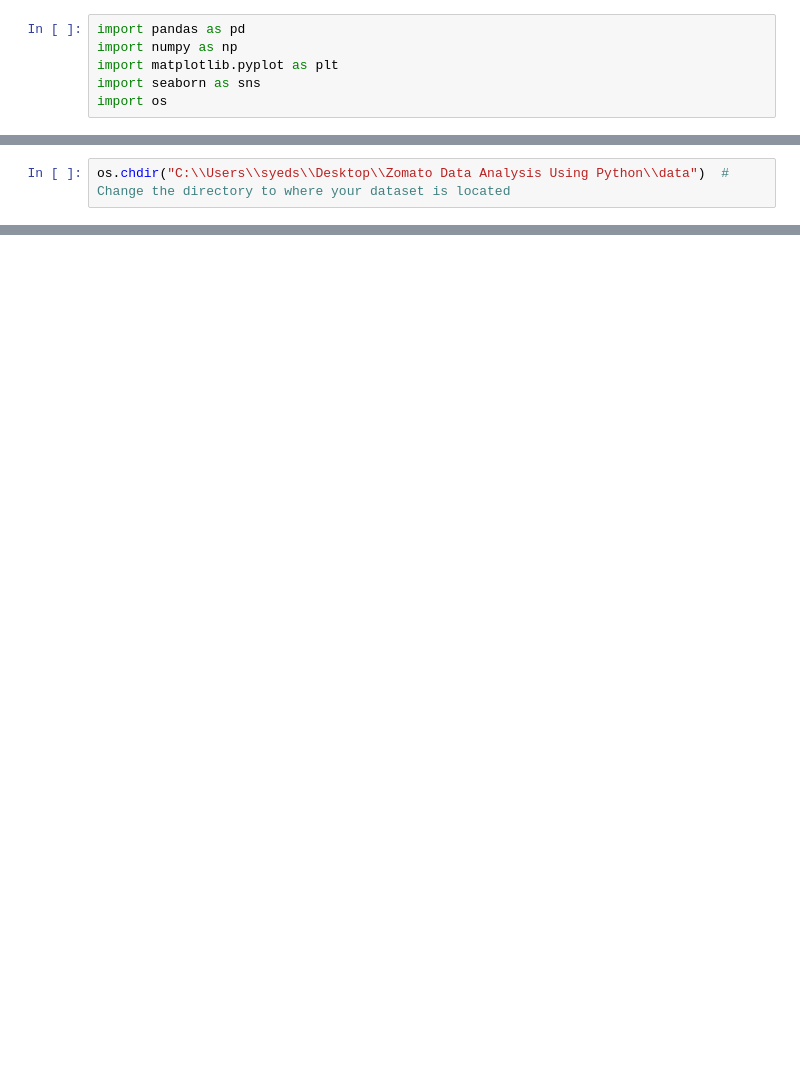
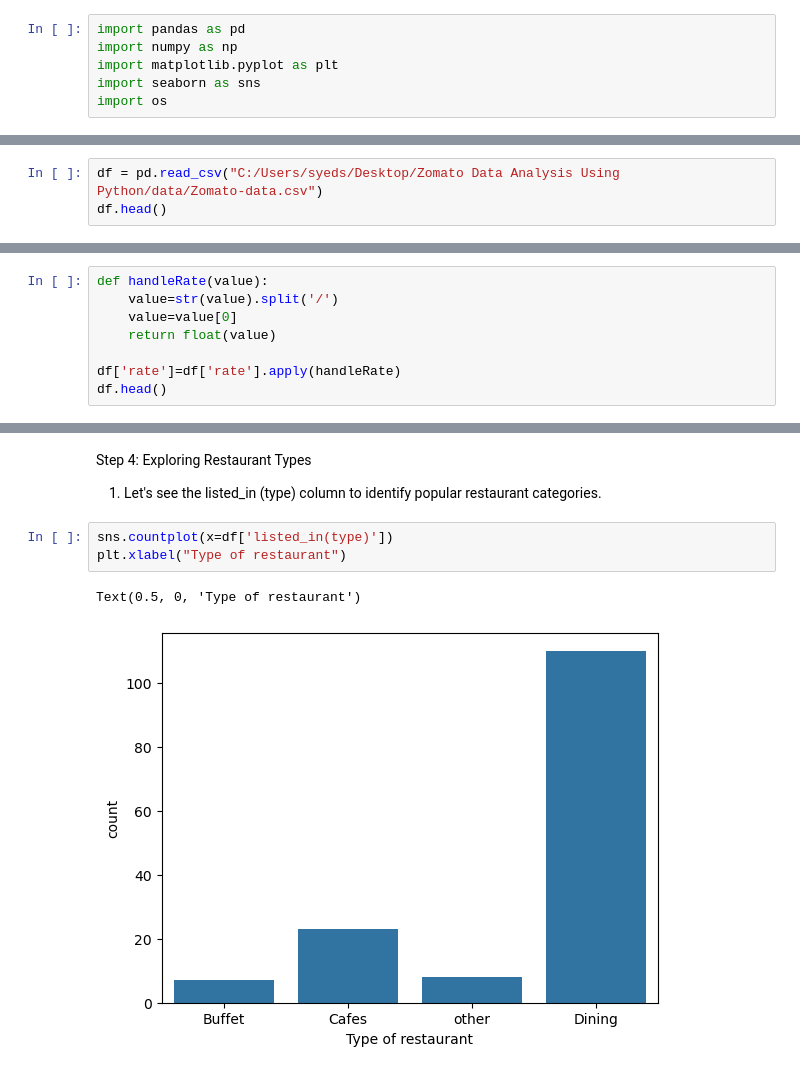
Before and after one commit to syedsaad9218/Zomato-Data-Analysis-Using-Python, a Jupyter notebook: notebook/Zomato_Data_Analysis.ipynb, the cells around one changed output, grey strips where cells are left out. Saved outputs shown, nothing was run; the diff lists cells and outputs as text; blank space fills up the shorter version.

```diff
--- a/notebook/Zomato_Data_Analysis.ipynb
+++ b/notebook/Zomato_Data_Analysis.ipynb
@@ -7,3 +11,4 @@ import os
 # %%
-os.chdir("C:\\Users\\syeds\\Desktop\\Zomato Data Analysis Using Python\\data")  # Change the directory to where your dataset is located
+df = pd.read_csv("C:/Users/syeds/Desktop/Zomato Data Analysis Using Python/data/Zomato-data.csv")
+df.head()
 # %% [output]
@@ -10,0 +27,8 @@ FileNotFoundError: [Errno 2] No such file or directory: '/data/Zomato-data.csv'
+# %%
+def handleRate(value):
+    value=str(value).split('/')
+    value=value[0]
+    return float(value)
+
+df['rate']=df['rate'].apply(handleRate)
+df.head()
@@ -10,0 +74,9 @@ FileNotFoundError: [Errno 2] No such file or directory: '/data/Zomato-data.csv'
+# %% [markdown]
+Step 4: Exploring Restaurant Types
+1. Let's see the listed_in (type) column to identify popular restaurant categories.
+# %%
+sns.countplot(x=df['listed_in(type)'])
+plt.xlabel("Type of restaurant")
+# %% [output]
+Text(0.5, 0, 'Type of restaurant')
+[figure, added]
```
Also changed, not shown: parts of 30 cells of this notebook.
